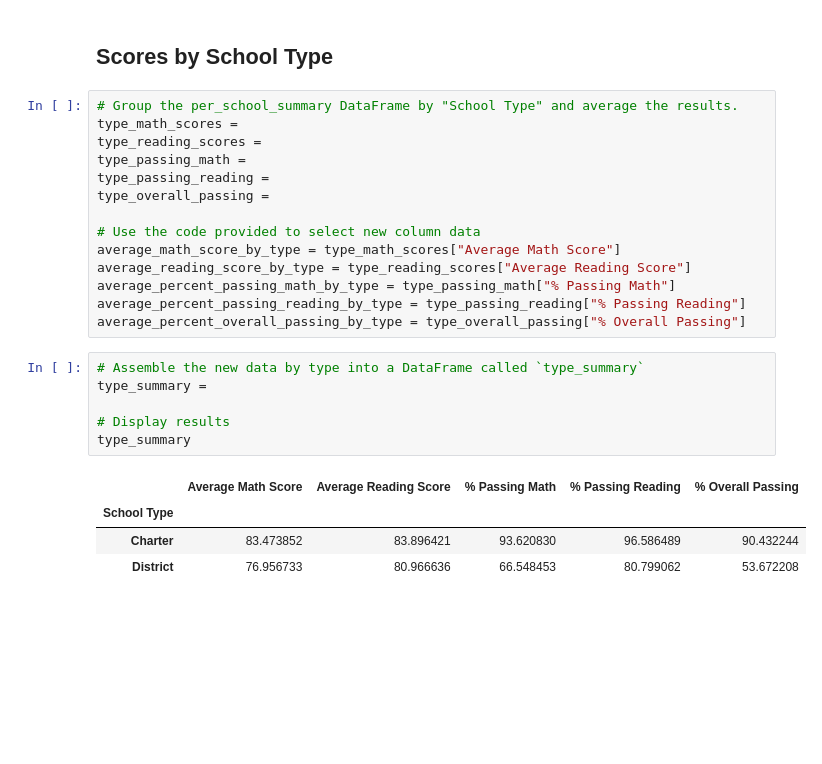
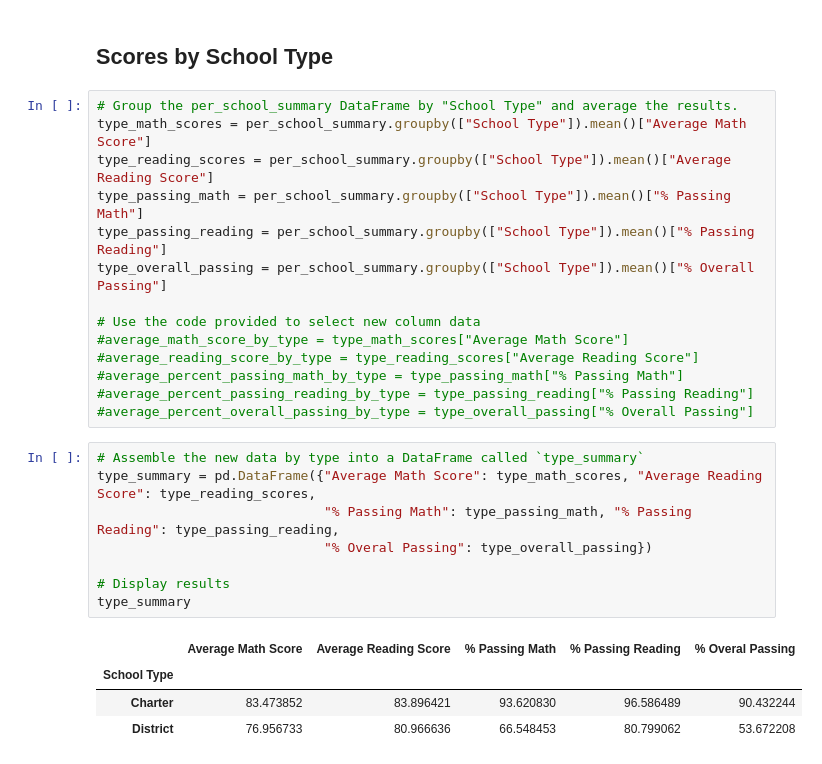
Before and after one commit to m-lohr/pandas-challenge, a Jupyter notebook: PyCitySchools/PyCitySchools_starter.ipynb, the cells around one changed output. Saved outputs shown, nothing was run; the diff lists cells and outputs as text; blank space fills up the shorter version.

Commit message:
Added Scores by School Type

```diff
--- a/PyCitySchools/PyCitySchools_starter.ipynb
+++ b/PyCitySchools/PyCitySchools_starter.ipynb
@@ -421,26 +421,28 @@ size_summary
 ## Scores by School Type
 # %%
 # Group the per_school_summary DataFrame by "School Type" and average the results.
-type_math_scores =
-type_reading_scores =
-type_passing_math =
-type_passing_reading =
-type_overall_passing =
+type_math_scores = per_school_summary.groupby(["School Type"]).mean()["Average Math Score"]
+type_reading_scores = per_school_summary.groupby(["School Type"]).mean()["Average Reading Score"]
+type_passing_math = per_school_summary.groupby(["School Type"]).mean()["% Passing Math"]
+type_passing_reading = per_school_summary.groupby(["School Type"]).mean()["% Passing Reading"]
+type_overall_passing = per_school_summary.groupby(["School Type"]).mean()["% Overall Passing"]
 
 # Use the code provided to select new column data
-average_math_score_by_type = type_math_scores["Average Math Score"]
-average_reading_score_by_type = type_reading_scores["Average Reading Score"]
-average_percent_passing_math_by_type = type_passing_math["% Passing Math"]
-average_percent_passing_reading_by_type = type_passing_reading["% Passing Reading"]
-average_percent_overall_passing_by_type = type_overall_passing["% Overall Passing"]
+#average_math_score_by_type = type_math_scores["Average Math Score"]
+#average_reading_score_by_type = type_reading_scores["Average Reading Score"]
+#average_percent_passing_math_by_type = type_passing_math["% Passing Math"]
+#average_percent_passing_reading_by_type = type_passing_reading["% Passing Reading"]
+#average_percent_overall_passing_by_type = type_overall_passing["% Overall Passing"]
 # %%
 # Assemble the new data by type into a DataFrame called `type_summary`
-type_summary =
+type_summary = pd.DataFrame({"Average Math Score": type_math_scores, "Average Reading Score": type_reading_scores,
+                             "% Passing Math": type_passing_math, "% Passing Reading": type_passing_reading,
+                             "% Overal Passing": type_overall_passing})
 
 # Display results
 type_summary
 # %% [output]
-|  | Average Math Score | Average Reading Score | % Passing Math | % Passing Reading | % Overall Passing |
+|  | Average Math Score | Average Reading Score | % Passing Math | % Passing Reading | % Overal Passing |
 | School Type |  |  |  |  |  |
 | Charter | 83.473852 | 83.896421 | 93.620830 | 96.586489 | 90.432244 |
 | District | 76.956733 | 80.966636 | 66.548453 | 80.799062 | 53.672208 |
```
